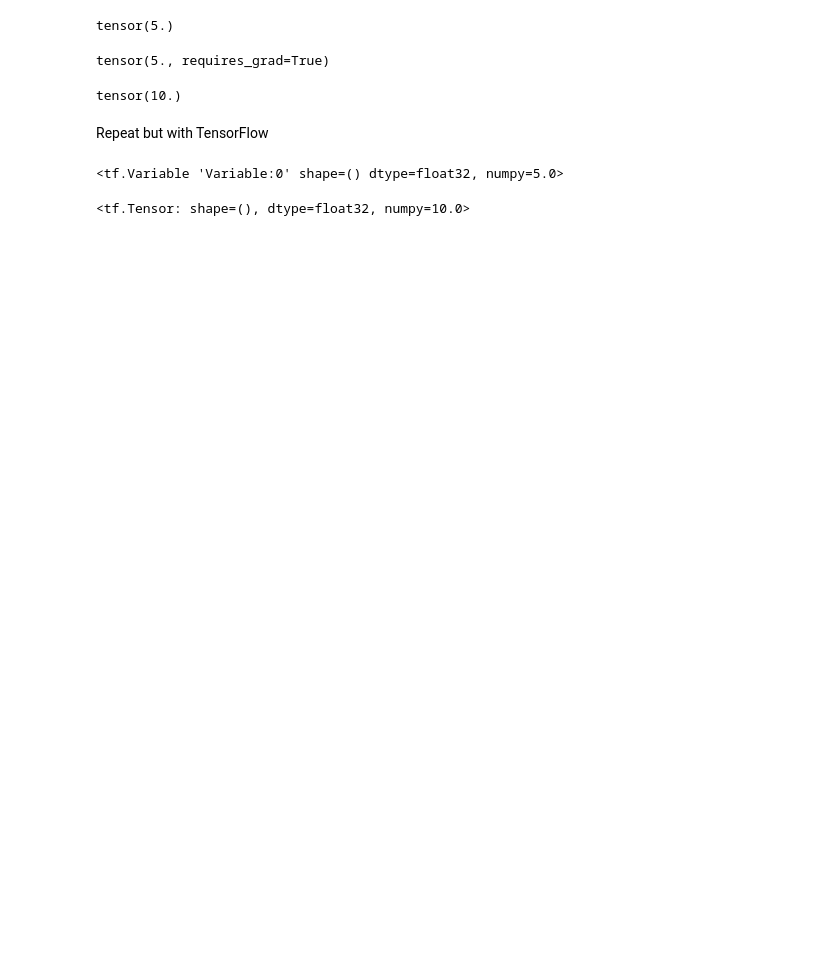
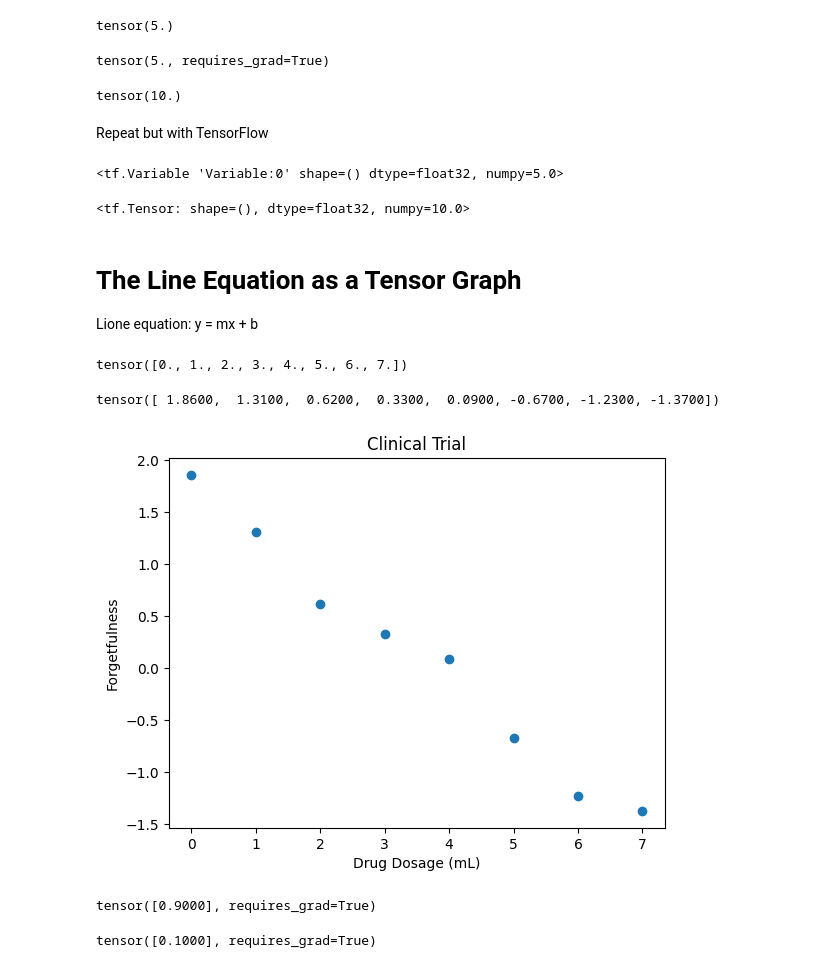
Before and after one commit to Camiloesp/Mathematical-Foundations-of-Machine-Learning, a Jupyter notebook: 72_AutomaticDifferentiation.ipynb, the cells around one changed output. Saved outputs shown, nothing was run; the diff lists cells and outputs as text; code cells hidden in the pictures; blank space fills up the shorter version.

Commit message:
The Line Equation as a Tensor Graph

```diff
--- a/72_AutomaticDifferentiation.ipynb
+++ b/72_AutomaticDifferentiation.ipynb
@@ -43,3 +44,12 @@ with tf.GradientTape() as t:
 t.gradient(y,x) # use autodiff
 # %% [output]
 <tf.Tensor: shape=(), dtype=float32, numpy=10.0>
+# %% [markdown]
+# The Line Equation as a Tensor Graph #
+
+Lione equation: y = mx + b
+# %%
+x = torch.tensor([0,1,2,3,4,5,6,7.]) # E.g.: Dosage of drug for treating Alzheimer's disease
+x
+# %% [output]
+tensor([0., 1., 2., 3., 4., 5., 6., 7.])
@@ -45,0 +60,25 @@ t.gradient(y,x) # use autodiff
+# %%
+# For reproducibility of this tutorial, here's a fixed example of y values obtained by running the commented-out line above:
+y = torch.tensor([1.86,1.31,.62,.33,.09,-.67,-1.23,-1.37]) # E.g.: Patient's "forgetfulness score"
+y
+# %% [output]
+tensor([ 1.8600,  1.3100,  0.6200,  0.3300,  0.0900, -0.6700, -1.2300, -1.3700])
+# %%
+fig, ax = plt.subplots()
+plt.title('Clinical Trial')
+plt.xlabel('Drug Dosage (mL)')
+plt.ylabel('Forgetfulness')
+_=ax.scatter(x,y)
+# %% [output]
+[figure, added]
+# %%
+# IOnitialize the slope parameter m with a "random" value of 0.9
+m = torch.tensor([0.9]).requires_grad_()
+m
+# %% [output]
+tensor([0.9000], requires_grad=True)
+# %%
+b = torch.tensor([0.1]).requires_grad_()
+b
+# %% [output]
+tensor([0.1000], requires_grad=True)
```
Also changed, not shown: parts of 5 cells of this notebook.
